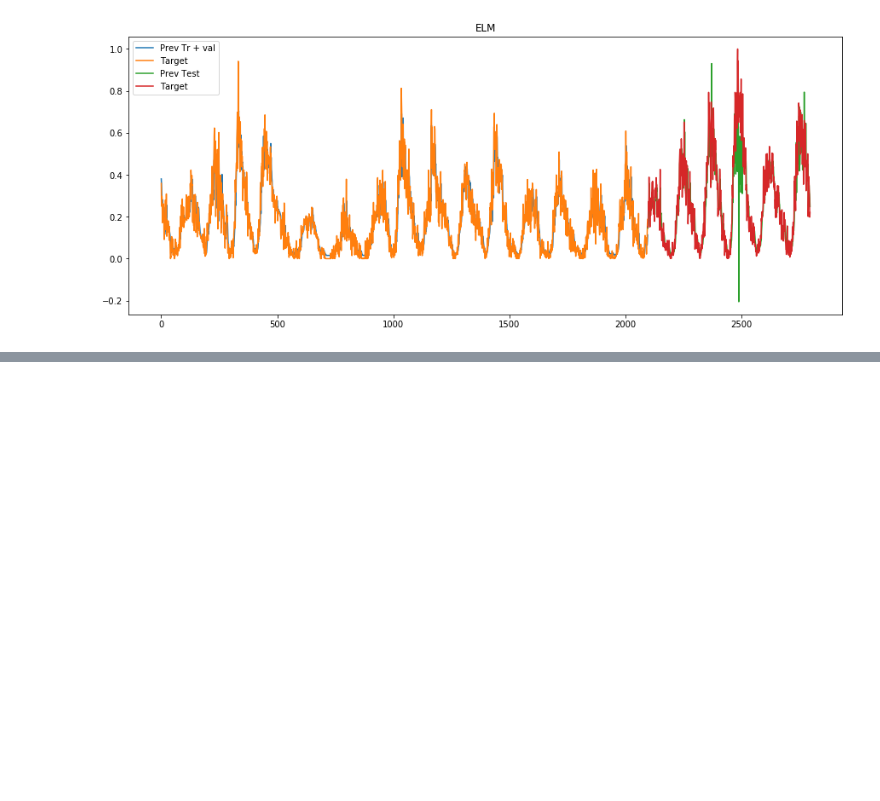
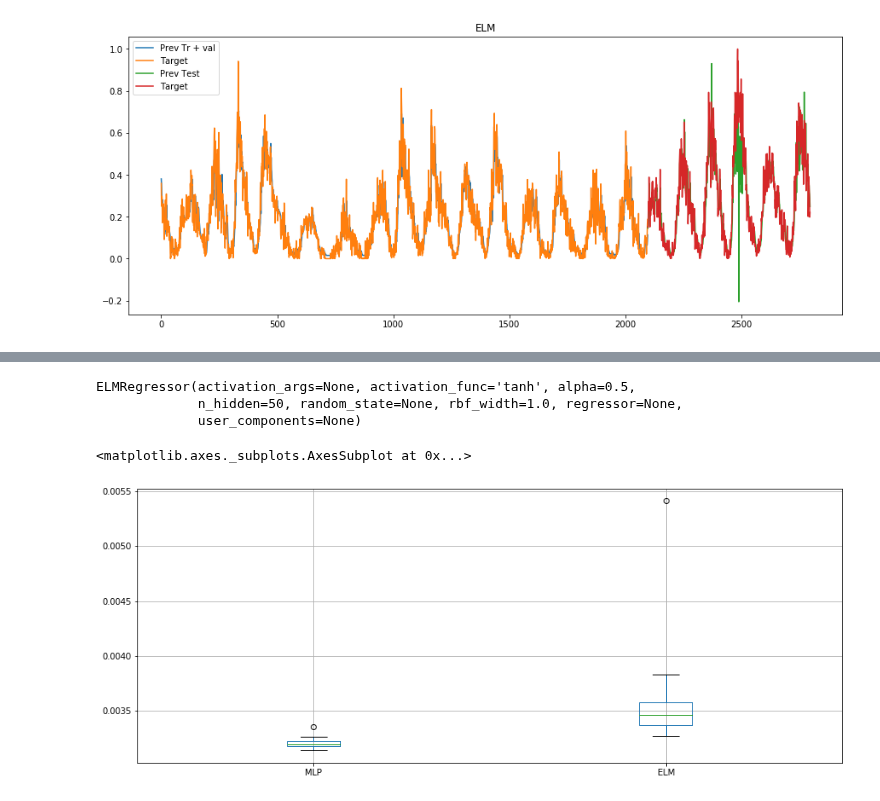
Before and after one commit to jamissonfreitas/IN1167, a Jupyter notebook: ML/report_AM_2.ipynb, the cells around one changed output, grey strips where cells are left out. Drawn from its saved outputs; the diff is of its cells as text; code cells hidden in the pictures; blank space fills up the shorter version.

```diff
--- a/ML/report_AM_2.ipynb
+++ b/ML/report_AM_2.ipynb
@@ -396,0 +407,11 @@ for name, modelo, lag_sel in [('MLP', modelo_mlp, lag_sel_mlp), ('ELM', modelo_e
+# %%
+modelo_elm
+# %% [output]
+ELMRegressor(activation_args=None, activation_func='tanh', alpha=0.5,
+             n_hidden=50, random_state=None, rbf_width=1.0, regressor=None,
+             user_components=None)
+# %%
+pd.DataFrame({'MLP': mse_mlp, 'ELM': mse_elm}).boxplot()
+# %% [output]
+<matplotlib.axes._subplots.AxesSubplot at 0x...>
+[figure, added]
```
Also changed, not shown: parts of 1 cell of this notebook.
